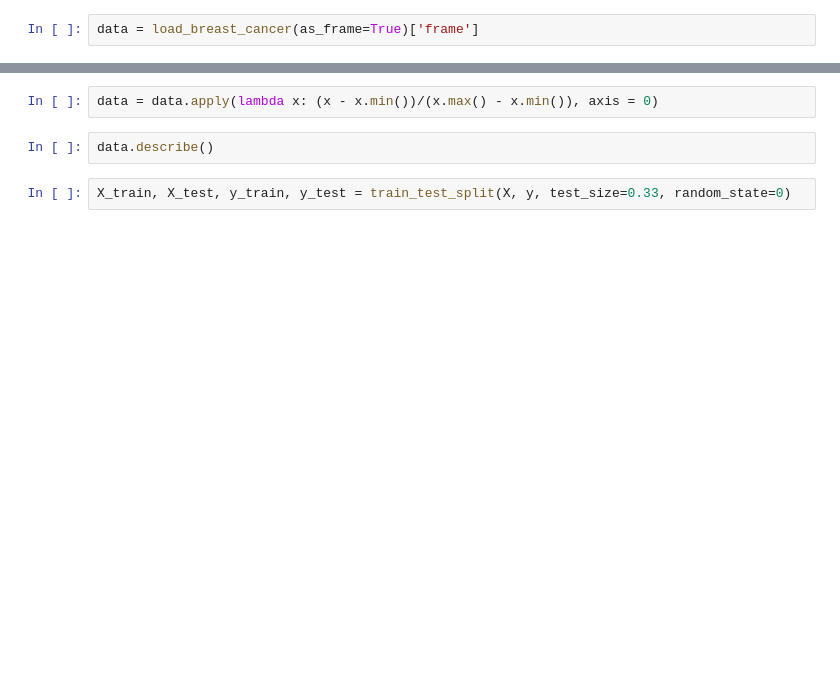
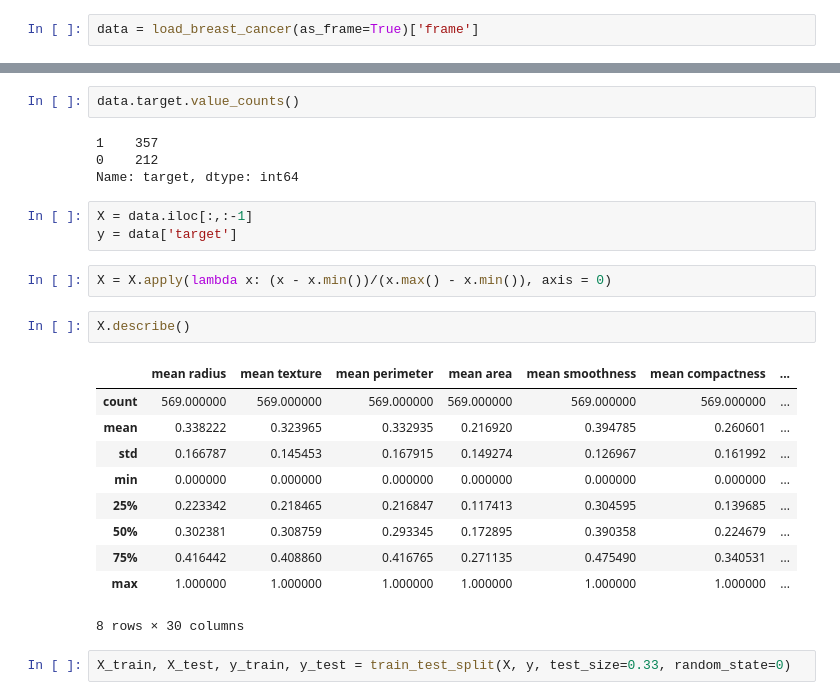
Before and after one commit to felbuch/Python_FGV, a Jupyter notebook: 10_aulas/90 - DataScience.ipynb, the cells around one changed output, grey strips where cells are left out. Drawn from its saved outputs; the diff is of its cells as text; blank space fills up the shorter version.

```diff
--- a/10_aulas/90 - DataScience.ipynb
+++ b/10_aulas/90 - DataScience.ipynb
@@ -12,6 +33,26 @@ data.describe()
+# %%
+data.target.value_counts()
+# %% [output]
+1    357
+0    212
+Name: target, dtype: int64
+# %%
+X = data.iloc[:,:-1]
+y = data['target']
 # %%
-data = data.apply(lambda x: (x - x.min())/(x.max() - x.min()), axis = 0)
+X = X.apply(lambda x: (x - x.min())/(x.max() - x.min()), axis = 0)
 # %%
-data.describe()
+X.describe()
+# %% [output]
+|  | mean radius | mean texture | mean perimeter | mean area | mean smoothness | mean compactness | ... |
+| count | 569.000000 | 569.000000 | 569.000000 | 569.000000 | 569.000000 | 569.000000 | ... |
+| mean | 0.338222 | 0.323965 | 0.332935 | 0.216920 | 0.394785 | 0.260601 | ... |
+| std | 0.166787 | 0.145453 | 0.167915 | 0.149274 | 0.126967 | 0.161992 | ... |
+| min | 0.000000 | 0.000000 | 0.000000 | 0.000000 | 0.000000 | 0.000000 | ... |
+| 25% | 0.223342 | 0.218465 | 0.216847 | 0.117413 | 0.304595 | 0.139685 | ... |
+| 50% | 0.302381 | 0.308759 | 0.293345 | 0.172895 | 0.390358 | 0.224679 | ... |
+| 75% | 0.416442 | 0.408860 | 0.416765 | 0.271135 | 0.475490 | 0.340531 | ... |
+| max | 1.000000 | 1.000000 | 1.000000 | 1.000000 | 1.000000 | 1.000000 | ... |
+8 rows × 30 columns
 # %%
 X_train, X_test, y_train, y_test = train_test_split(X, y, test_size=0.33, random_state=0)
```
Also changed, not shown: parts of 8 cells of this notebook, 3 other files.
